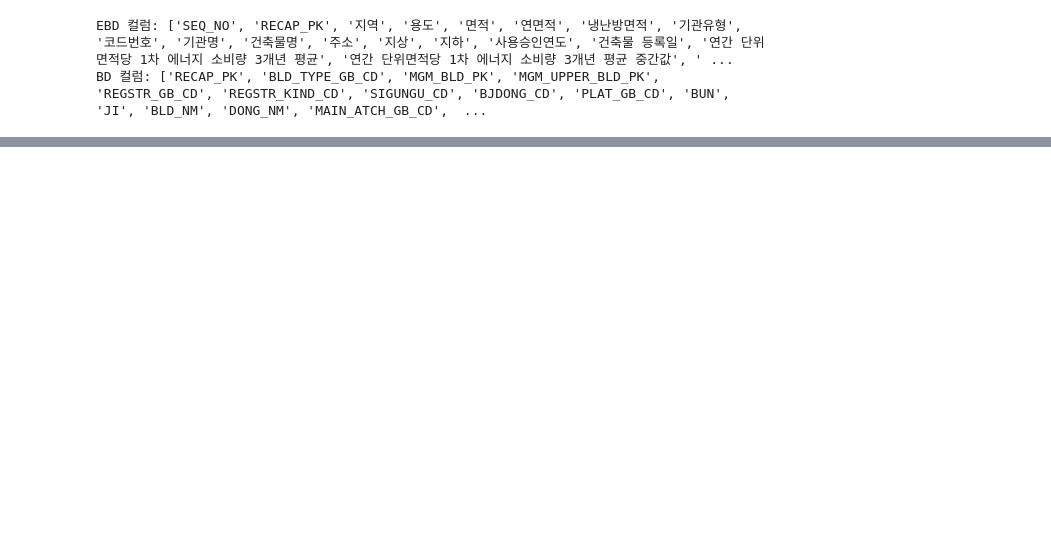
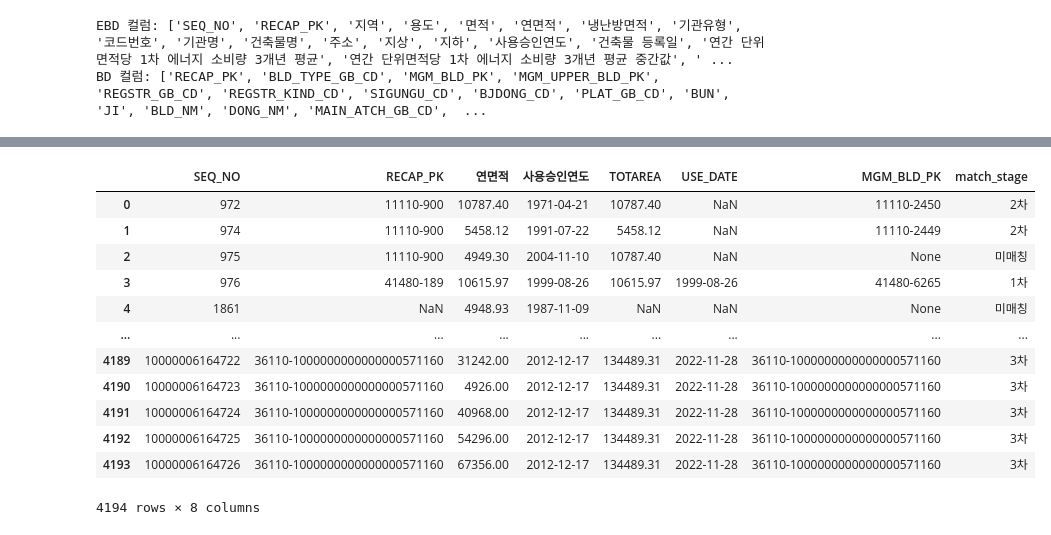
Before and after one commit to P-oong/REB_green-remodeling-project, a Jupyter notebook: 01_matching_energy_buildings/notebooks/2차작업장.ipynb, the cells around one changed output, grey strips where cells are left out. Saved outputs shown, nothing was run; the diff lists cells and outputs as text; code cells hidden in the pictures; blank space fills up the shorter version.

```diff
--- a/01_matching_energy_buildings/notebooks/2차작업장.ipynb
+++ b/01_matching_energy_buildings/notebooks/2차작업장.ipynb
@@ -79,0 +454,16 @@ Name: TOTAREA, Length: 13712, dtype: float64
+# %%
+final_matches
+# %% [output]
+|  | SEQ_NO | RECAP_PK | 연면적 | 사용승인연도 | TOTAREA | USE_DATE | MGM_BLD_PK | match_stage |
+| 0 | 972 | 11110-900 | 10787.40 | 1971-04-21 | 10787.40 | NaN | 11110-2450 | 2차 |
+| 1 | 974 | 11110-900 | 5458.12 | 1991-07-22 | 5458.12 | NaN | 11110-2449 | 2차 |
+| 2 | 975 | 11110-900 | 4949.30 | 2004-11-10 | 10787.40 | NaN | None | 미매칭 |
+| 3 | 976 | 41480-189 | 10615.97 | 1999-08-26 | 10615.97 | 1999-08-26 | 41480-6265 | 1차 |
+| 4 | 1861 | NaN | 4948.93 | 1987-11-09 | NaN | NaN | None | 미매칭 |
+| ... | ... | ... | ... | ... | ... | ... | ... | ... |
+| 4189 | 10000006164722 | 36110-1000000000000000571160 | 31242.00 | 2012-12-17 | 134489.31 | 2022-11-28 | 36110-1000000000000000571160 | 3차 |
+| 4190 | 10000006164723 | 36110-1000000000000000571160 | 4926.00 | 2012-12-17 | 134489.31 | 2022-11-28 | 36110-1000000000000000571160 | 3차 |
+| 4191 | 10000006164724 | 36110-1000000000000000571160 | 40968.00 | 2012-12-17 | 134489.31 | 2022-11-28 | 36110-1000000000000000571160 | 3차 |
+| 4192 | 10000006164725 | 36110-1000000000000000571160 | 54296.00 | 2012-12-17 | 134489.31 | 2022-11-28 | 36110-1000000000000000571160 | 3차 |
+| 4193 | 10000006164726 | 36110-1000000000000000571160 | 67356.00 | 2012-12-17 | 134489.31 | 2022-11-28 | 36110-1000000000000000571160 | 3차 |
+4194 rows × 8 columns
```
Also changed, not shown: parts of 20 cells of this notebook.
